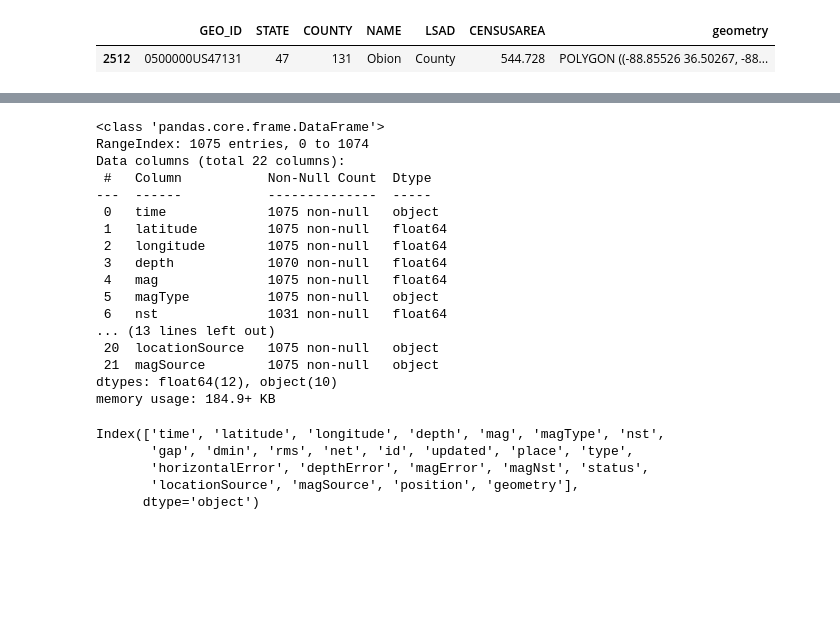
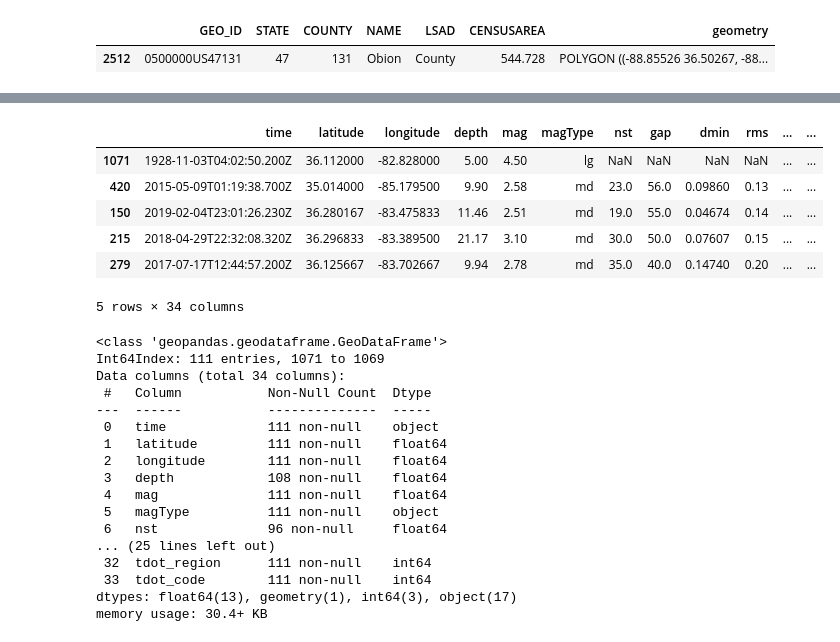
Before and after one commit to nss-data-science-cohort-4/dq3-earthquakes-fully-loaded-nachos, a Jupyter notebook: Notebooks/08_p2q1_tn_eq_by_region.ipynb, the cells around one changed output, grey strips where cells are left out. Saved outputs shown, nothing was run; the diff lists cells and outputs as text; code cells hidden in the pictures; blank space fills up the shorter version.

```diff
--- a/Notebooks/08_p2q1_tn_eq_by_region.ipynb
+++ b/Notebooks/08_p2q1_tn_eq_by_region.ipynb
@@ -134,20 +242,33 @@ tenn_eq.head()
+# %%
+#Make a df of eq's above 2.5 magnitude
+tenn_eq_top_map = tenn_eq_geo_map[tenn_eq_geo_map['mag']> 2.5]
+# %%
+tenn_eq_top_map.head()
+# %% [output]
+|  | time | latitude | longitude | depth | mag | magType | nst | gap | dmin | rms | ... | ... |
+| 1071 | 1928-11-03T04:02:50.200Z | 36.112000 | -82.828000 | 5.00 | 4.50 | lg | NaN | NaN | NaN | NaN | ... | ... |
+| 420 | 2015-05-09T01:19:38.700Z | 35.014000 | -85.179500 | 9.90 | 2.58 | md | 23.0 | 56.0 | 0.09860 | 0.13 | ... | ... |
+| 150 | 2019-02-04T23:01:26.230Z | 36.280167 | -83.475833 | 11.46 | 2.51 | md | 19.0 | 55.0 | 0.04674 | 0.14 | ... | ... |
+| 215 | 2018-04-29T22:32:08.320Z | 36.296833 | -83.389500 | 21.17 | 3.10 | md | 30.0 | 50.0 | 0.07607 | 0.15 | ... | ... |
+| 279 | 2017-07-17T12:44:57.200Z | 36.125667 | -83.702667 | 9.94 | 2.78 | md | 35.0 | 40.0 | 0.14740 | 0.20 | ... | ... |
+5 rows × 34 columns
 # %%
-tenn_eq.info()
+tenn_eq_top_map.info()
 # %% [output]
-<class 'pandas.core.frame.DataFrame'>
-RangeIndex: 1075 entries, 0 to 1074
-Data columns (total 22 columns):
+<class 'geopandas.geodataframe.GeoDataFrame'>
+Int64Index: 111 entries, 1071 to 1069
+Data columns (total 34 columns):
  #   Column           Non-Null Count  Dtype
 ---  ------           --------------  -----
- 0   time             1075 non-null   object
- 1   latitude         1075 non-null   float64
- 2   longitude        1075 non-null   float64
- 3   depth            1070 non-null   float64
- 4   mag              1075 non-null   float64
- 5   magType          1075 non-null   object
- 6   nst              1031 non-null   float64
-... (13 lines left out)
- 20  locationSource   1075 non-null   object
- 21  magSource        1075 non-null   object
-dtypes: float64(12), object(10)
-memory usage: 184.9+ KB
+ 0   time             111 non-null    object
+ 1   latitude         111 non-null    float64
+ 2   longitude        111 non-null    float64
+ 3   depth            108 non-null    float64
+ 4   mag              111 non-null    float64
+ 5   magType          111 non-null    object
+ 6   nst              96 non-null     float64
+... (25 lines left out)
+ 32  tdot_region      111 non-null    int64
+ 33  tdot_code        111 non-null    int64
+dtypes: float64(13), geometry(1), int64(3), object(17)
+memory usage: 30.4+ KB
@@ -161,8 +274,0 @@ tenn_eq_geo = gpd.GeoDataFrame(tenn_eq, crs='epsg:4326', geometry=tenn_eq['posit
-# %%
-tenn_eq_geo.columns
-# %% [output]
-Index(['time', 'latitude', 'longitude', 'depth', 'mag', 'magType', 'nst',
-       'gap', 'dmin', 'rms', 'net', 'id', 'updated', 'place', 'type',
-       'horizontalError', 'depthError', 'magError', 'magNst', 'status',
-       'locationSource', 'magSource', 'position', 'geometry'],
-      dtype='object')
```
Also changed, not shown: parts of 50 cells of this notebook.
